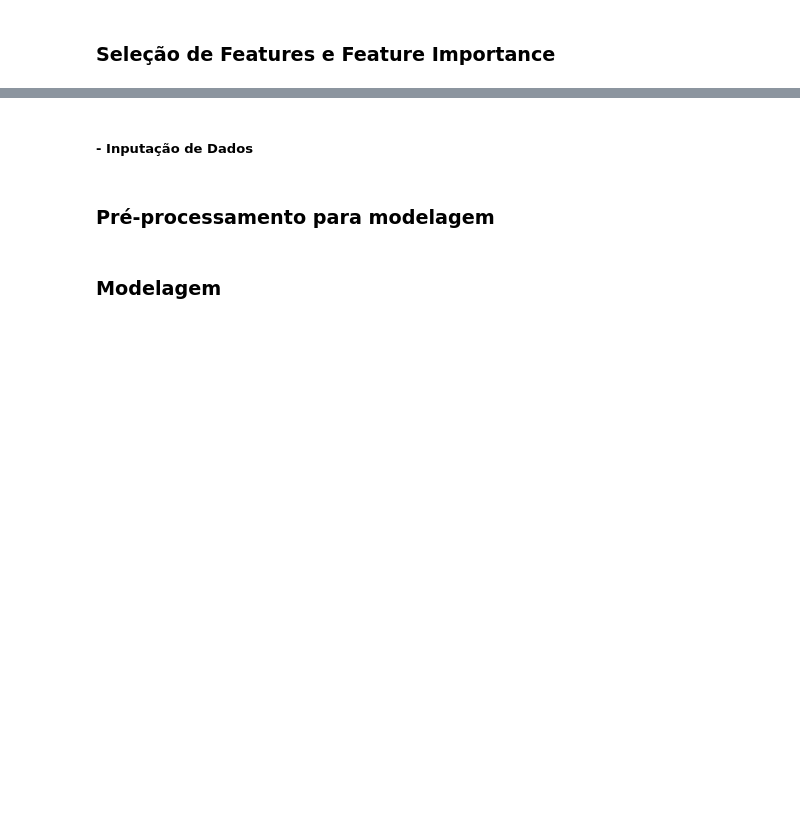
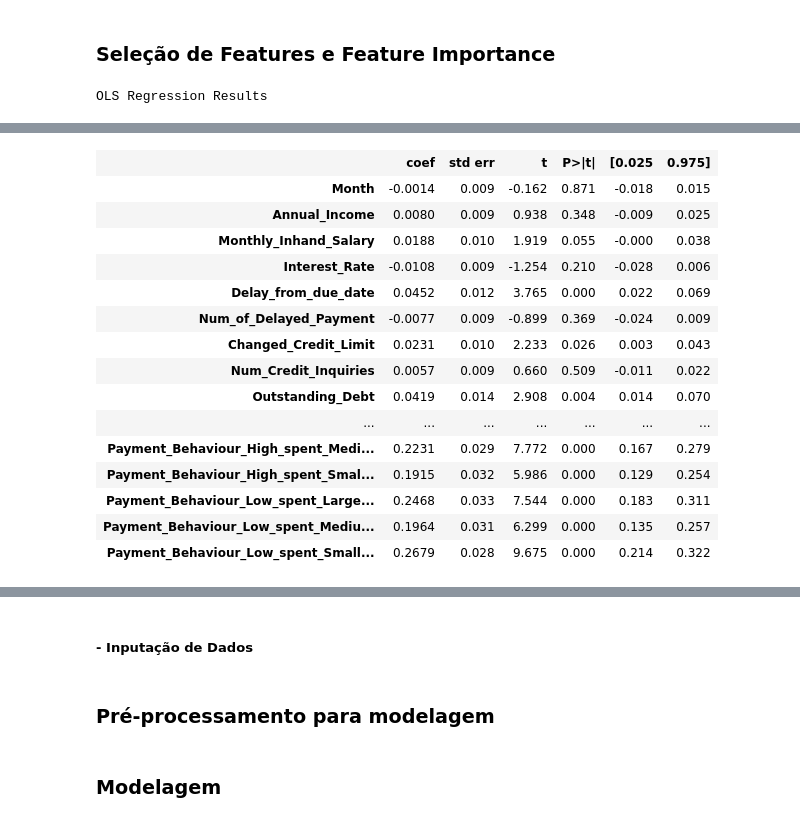
Before and after one commit to faustinothiagos/Project_Workshop_Final_DS_Digital_House_2022, a Jupyter notebook: Code/Workshop_final_DS_Digital_House.ipynb, the cells around one changed output, grey strips where cells are left out. Cells and saved outputs as stored; diff of their text form; code cells hidden in the pictures; blank space fills up the shorter version.

```diff
--- a/Code/Workshop_final_DS_Digital_House.ipynb
+++ b/Code/Workshop_final_DS_Digital_House.ipynb
@@ -116,6 +139,9 @@ for row in colunas_ul:
 # %% [markdown]
 ## Data Wrangling
 # %%
+# Removendo coluna ID, completamente inútil para a análise
+df_total.drop(['ID'], axis = 1, inplace = True)
+
 # removendo caracter estranho do SSN
 df_total['SSN'].replace('#F%$D@*&8', np.NaN, inplace=True)
 
@@ -199,11 +255,11 @@ df_total.head()
 
  * Limitando a idade dos clientes de 0 a 100
 # %%
-df_total = df_total[(df_total['Age'] <= 100) & (df_total['Age'] >= 0)]
+# df_total = df_total[(df_total['Age'] <= 100) & (df_total['Age'] >= 0)]
 
-sns.boxplot(data=df_total, y='Age', x='test')
+# sns.boxplot(data=df_total, y='Age', x='test')
 
-print(df_total.Age.describe())
+# print(df_total.Age.describe())
 # %% [markdown]
 ### Concentração por tipo de ocupação
 # %%
@@ -326,12 +505,14 @@ df_total['Month'] = df_total['Month'].apply(lambda x: datetime.datetime.strptime
+# %%
+df_nonull = df_total.dropna()
 # %%
 # pegando indices
 
-df2 = df_total.groupby(["Customer_ID"])["Month"].nlargest(1)
+df2 = df_nonull.groupby(["Customer_ID"])["Month"].nlargest(1)
 
-# list comprehension para pegar os indices
+# list comprehension para juntar os índices
 
 indice_final = [i[1] for i in df2.index.values]
 
-# filtrando indices
+# aplicando máscara, pegando somente linha do último mês de cada usuário
 
-df_total = df_total.loc[indice_final]
+df_nonull_uniqueCID = df_total.loc[indice_final]
@@ -385,0 +539,45 @@ non_reg_OLS.summary()
+# %%
+## Modelo Statsmodels para teste de hipótese e seleção de features
+
+from sklearn.model_selection import train_test_split
+import statsmodels.api as sm
+
+df2 = df_nonull_uniqueCID.copy()
+df2 = df2.drop(['Customer_ID', 'Name', 'SSN', 'Type_of_Loan', 'Type_of_Loan_ajustado', 'Credit_History_Age'], axis=1)
+
+X_train, X_test, y_train, y_test = train_test_split(df2.drop('Credit_Score', axis=1), df2['Credit_Score'], test_size=0.3, random_state=101)
+
+#Pegando variáveis categóricas e numéricas
+categorical = list(X_train.select_dtypes(include=['object']).columns)  #Talvez criar no começo pra visualizaçao describe().transpose()
+numerical = list(X_train.select_dtypes(include=['int64', 'float64']).columns) #Talvez criar no começo pra visualizaçao describe()
+
+#One hot encoding para variáveis categóricas
+from sklearn.preprocessing import OneHotEncoder
+
+X_train_categoricals = pd.get_dummies(X_train[categorical], drop_first=True)
+X_test_categoricals = pd.get_dummies(X_test[categorical], drop_first=True)
+
+#Scaling para variáveis numéricas
+from sklearn.preprocessing import StandardScaler
+stdscaler = StandardScaler()
+
+X_train_numericals = pd.DataFrame(stdscaler.fit_transform(X_train[numerical]), columns = numerical, index = X_train_categoricals.index)
+X_test_numericals = pd.DataFrame(stdscaler.transform(X_test[numerical]), columns = numerical, index = X_test_categoricals.index)
+
+#Concatenando categóricas encodadas e numéricas escaladas
+X_train = pd.concat([X_train_numericals, X_train_categoricals], axis=1)
+X_test = pd.concat([X_test_numericals, X_test_categoricals], axis=1)
+
+from sklearn.preprocessing import OrdinalEncoder
+ordenc = OrdinalEncoder()
+y_train = ordenc.fit_transform(y_train.values.reshape(-1,1))
+y_test = ordenc.transform(y_test.values.reshape(-1,1))
+
+# X_train = sm.add_constant(X_train)
+# X_test = sm.add_constant(X_test)
+
+model = sm.OLS(y_train, X_train)
+non_reg_OLS = model.fit()
+non_reg_OLS.summary()
+# %% [output]
+OLS Regression Results
@@ -385,0 +593,16 @@ non_reg_OLS.summary()
+|  | coef | std err | t | P>|t| | [0.025 | 0.975] |
+| Month | -0.0014 | 0.009 | -0.162 | 0.871 | -0.018 | 0.015 |
+| Annual_Income | 0.0080 | 0.009 | 0.938 | 0.348 | -0.009 | 0.025 |
+| Monthly_Inhand_Salary | 0.0188 | 0.010 | 1.919 | 0.055 | -0.000 | 0.038 |
+| Interest_Rate | -0.0108 | 0.009 | -1.254 | 0.210 | -0.028 | 0.006 |
+| Delay_from_due_date | 0.0452 | 0.012 | 3.765 | 0.000 | 0.022 | 0.069 |
+| Num_of_Delayed_Payment | -0.0077 | 0.009 | -0.899 | 0.369 | -0.024 | 0.009 |
+| Changed_Credit_Limit | 0.0231 | 0.010 | 2.233 | 0.026 | 0.003 | 0.043 |
+| Num_Credit_Inquiries | 0.0057 | 0.009 | 0.660 | 0.509 | -0.011 | 0.022 |
+| Outstanding_Debt | 0.0419 | 0.014 | 2.908 | 0.004 | 0.014 | 0.070 |
+| ... | ... | ... | ... | ... | ... | ... |
+| Payment_Behaviour_High_spent_Medi... | 0.2231 | 0.029 | 7.772 | 0.000 | 0.167 | 0.279 |
+| Payment_Behaviour_High_spent_Smal... | 0.1915 | 0.032 | 5.986 | 0.000 | 0.129 | 0.254 |
+| Payment_Behaviour_Low_spent_Large... | 0.2468 | 0.033 | 7.544 | 0.000 | 0.183 | 0.311 |
+| Payment_Behaviour_Low_spent_Mediu... | 0.1964 | 0.031 | 6.299 | 0.000 | 0.135 | 0.257 |
+| Payment_Behaviour_Low_spent_Small... | 0.2679 | 0.028 | 9.675 | 0.000 | 0.214 | 0.322 |
```
Also changed, not shown: parts of 34 cells of this notebook.
